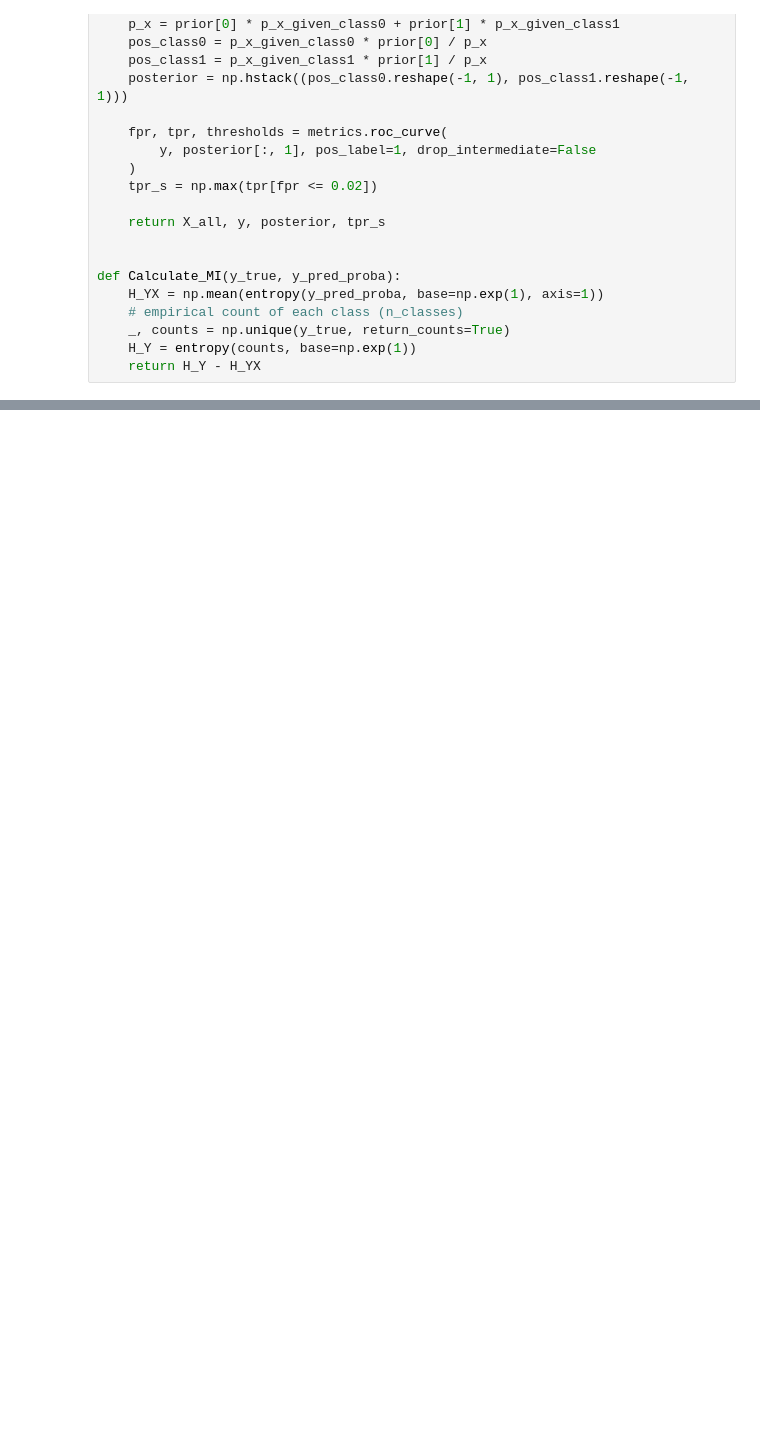
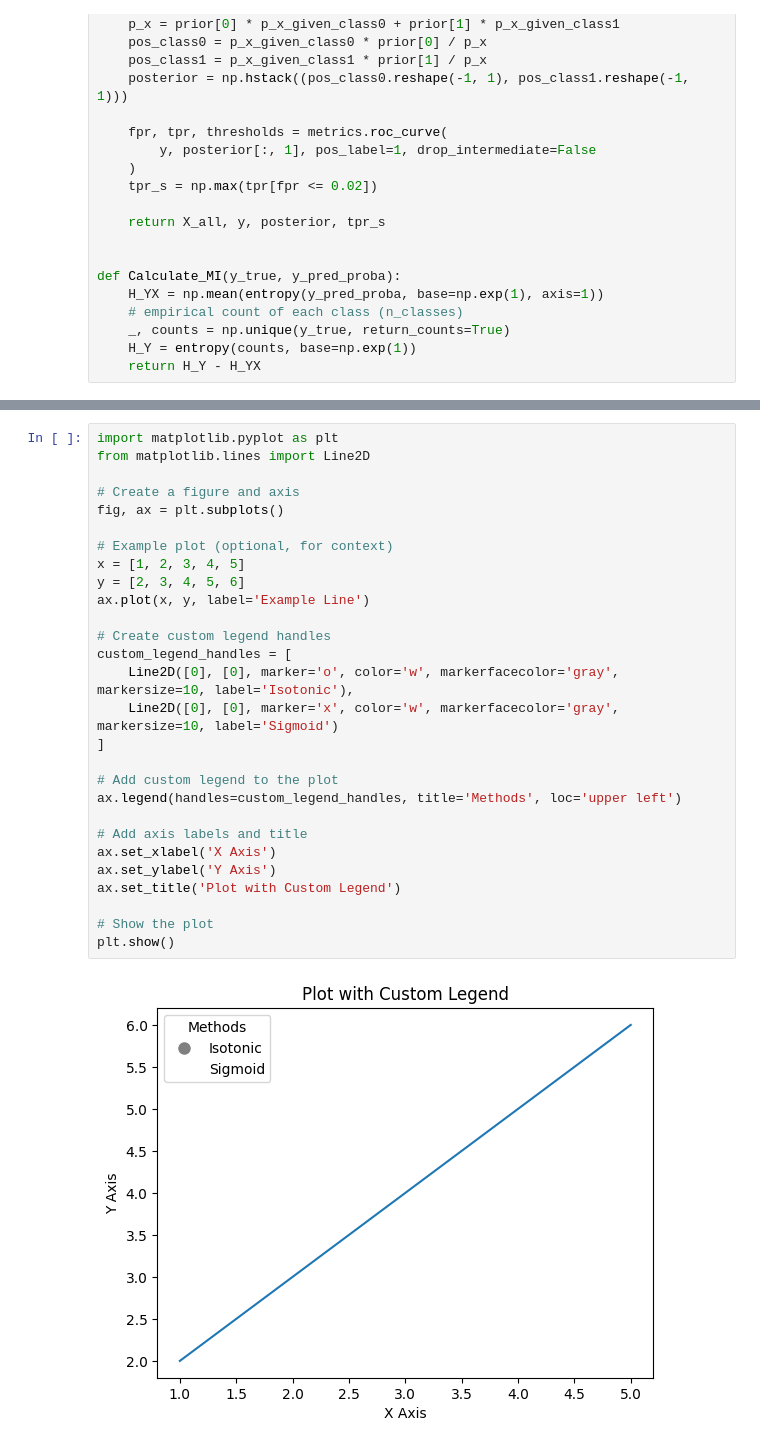
Before and after one commit to jovo/treeple, a Jupyter notebook: examples/calibration/calibration.ipynb, the cells around one changed output, grey strips where cells are left out. Drawn from its saved outputs; the diff is of its cells as text; blank space fills up the shorter version.

```diff
--- a/examples/calibration/calibration.ipynb
+++ b/examples/calibration/calibration.ipynb
@@ -614,0 +858,30 @@ plt.show()
+# %%
+import matplotlib.pyplot as plt
+from matplotlib.lines import Line2D
+
+# Create a figure and axis
+fig, ax = plt.subplots()
+
+# Example plot (optional, for context)
+x = [1, 2, 3, 4, 5]
+y = [2, 3, 4, 5, 6]
+ax.plot(x, y, label='Example Line')
+
+# Create custom legend handles
+custom_legend_handles = [
+    Line2D([0], [0], marker='o', color='w', markerfacecolor='gray', markersize=10, label='Isotonic'),
+    Line2D([0], [0], marker='x', color='w', markerfacecolor='gray', markersize=10, label='Sigmoid')
+]
+
+# Add custom legend to the plot
+ax.legend(handles=custom_legend_handles, title='Methods', loc='upper left')
+
+# Add axis labels and title
+ax.set_xlabel('X Axis')
+ax.set_ylabel('Y Axis')
+ax.set_title('Plot with Custom Legend')
+
+# Show the plot
+plt.show()
+# %% [output]
+[figure, added]
```
Also changed, not shown: parts of 7 cells of this notebook.
